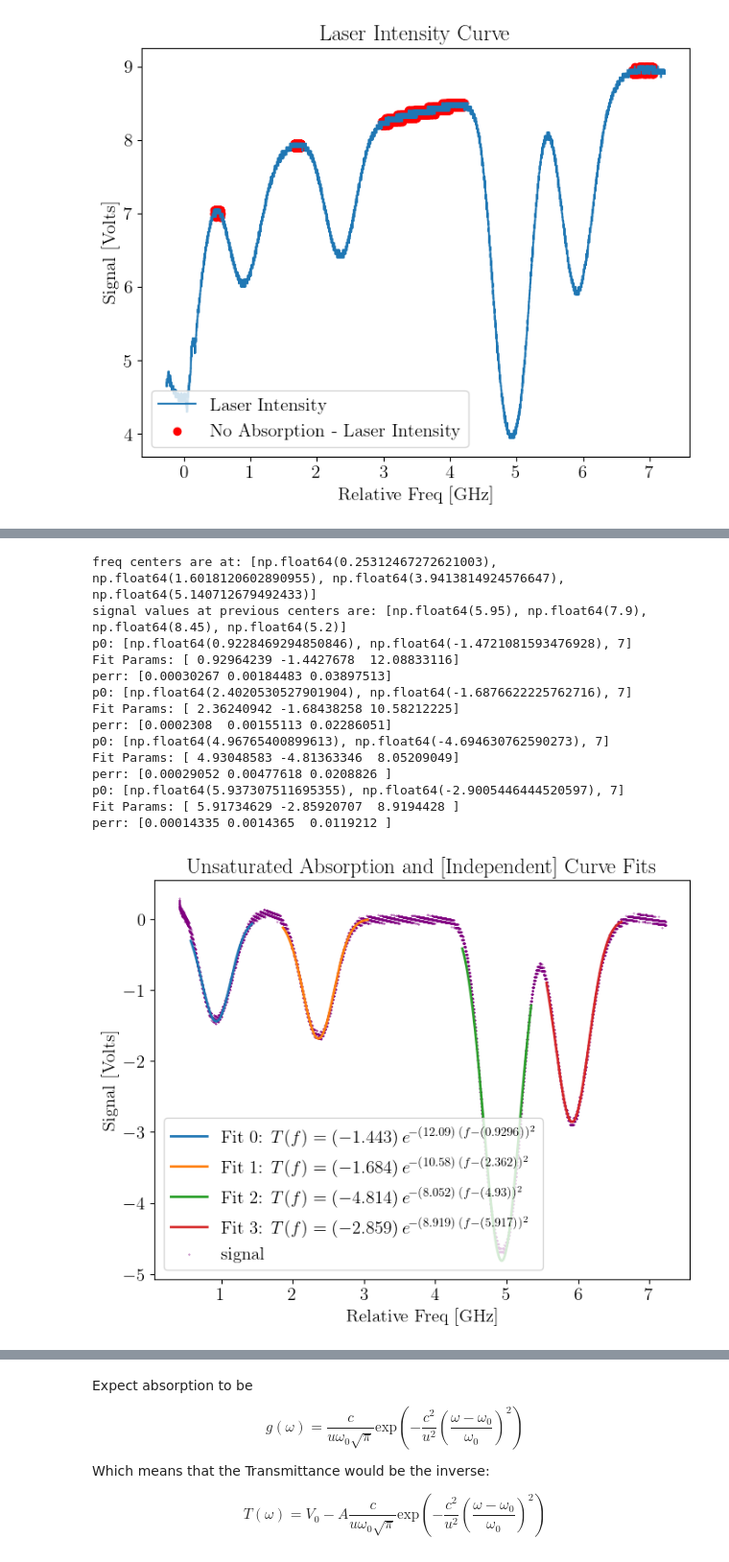
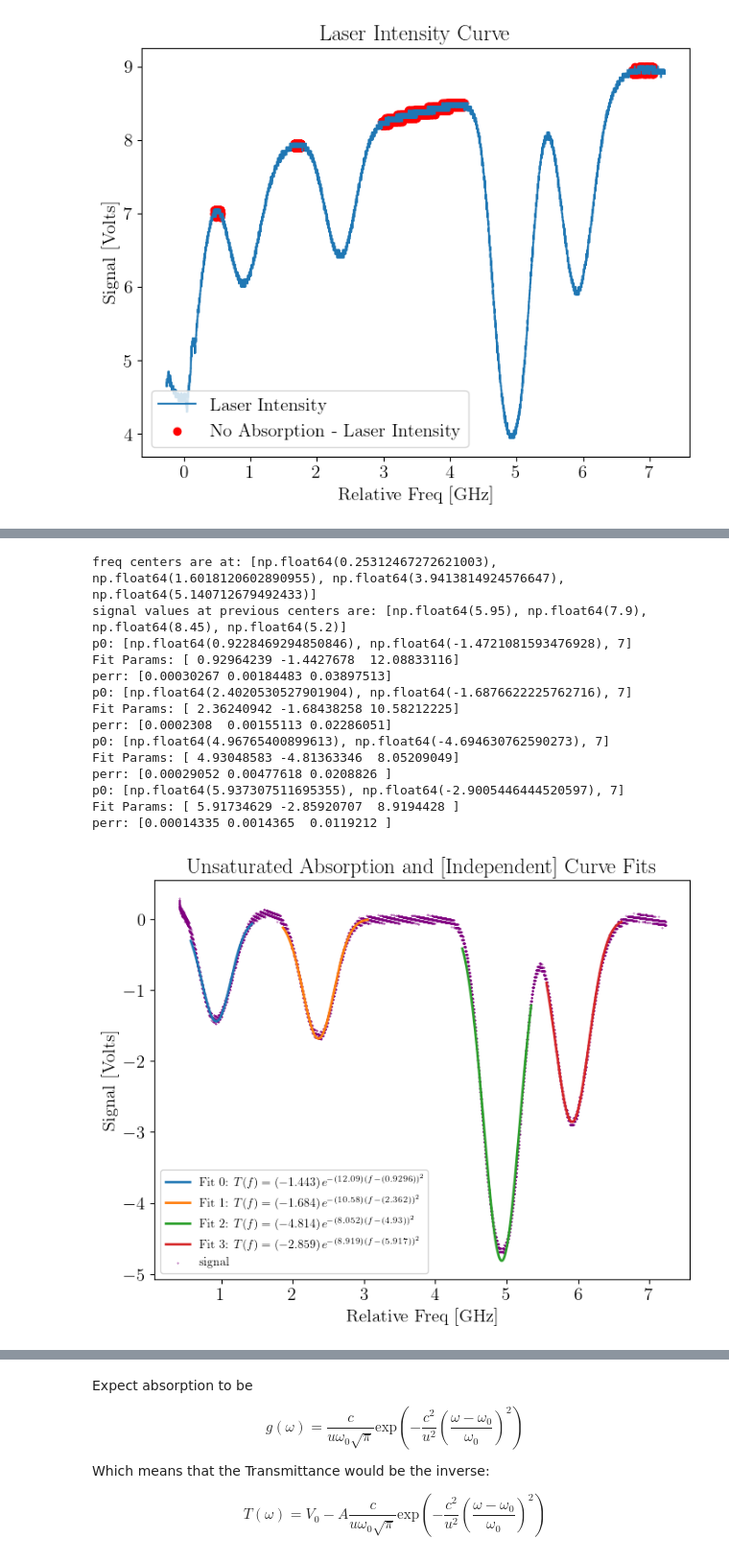
Before and after one commit to andres-luengo/alden-andres-max-most-dangerous-4450-trio, a Jupyter notebook: rb-spectroscopy/doppler_broadening.ipynb, the cells around one changed output, grey strips where cells are left out. Shown at 96% size. Saved outputs shown, nothing was run; the diff lists cells and outputs as text; code cells hidden in the pictures.

```diff
--- a/rb-spectroscopy/doppler_broadening.ipynb
+++ b/rb-spectroscopy/doppler_broadening.ipynb
@@ -365,35 +365,35 @@ for i, center in enumerate(centers):
 
     # print(f"Peak {i+1} fit:")
     # print(model_str)
 
     # plot the fitted curve, but plot it for the full data range to make sure it's reasonable
     xfit = np.linspace(xdata.min(), xdata.max(), 2000)
     yfit = gauss_linear(xfit, *popt)
     plt.plot(xfit, yfit, linewidth=2, label=f"Fit {i}: {model_str}")
 plt.scatter(xtrim, ytrim,s=.1,c="purple", label="signal")
 
 plt.xlabel("Relative Freq [GHz]")
 plt.ylabel("Signal [Volts]")
 plt.title("Unsaturated Absorption and [Independent] Curve Fits")
-plt.legend()
+plt.legend(fontsize=10)
 # plt.savefig("DopplerFits.png")
 plt.show()
 # %% [output]
 freq centers are at: [np.float64(0.25312467272621003), np.float64(1.6018120602890955), np.float64(3.9413814924576647), np.float64(5.140712679492433)]
 signal values at previous centers are: [np.float64(5.95), np.float64(7.9), np.float64(8.45), np.float64(5.2)]
 p0: [np.float64(0.9228469294850846), np.float64(-1.4721081593476928), 7]
 Fit Params: [ 0.92964239 -1.4427678  12.08833116]
 perr: [0.00030267 0.00184483 0.03897513]
 p0: [np.float64(2.4020530527901904), np.float64(-1.6876622225762716), 7]
 Fit Params: [ 2.36240942 -1.68438258 10.58212225]
 perr: [0.0002308  0.00155113 0.02286051]
 p0: [np.float64(4.96765400899613), np.float64(-4.694630762590273), 7]
 Fit Params: [ 4.93048583 -4.81363346  8.05209049]
 perr: [0.00029052 0.00477618 0.0208826 ]
 p0: [np.float64(5.937307511695355), np.float64(-2.9005446444520597), 7]
 Fit Params: [ 5.91734629 -2.85920707  8.9194428 ]
 perr: [0.00014335 0.0014365  0.0119212 ]
-[figure, old version]
+[figure, new version]
 # %%
 def absorption_model(x, a1, x1, b1, a2, x2, b2, a3, x3, b3, a4, x4, b4):
     return a1 * np.exp(-b1*(x-x1)**2) + a2 * np.exp(-b2*(x-x2)**2) + a3 * np.exp(-b3*(x-x3)**2) + a4 * np.exp(-b4*(x-x4)**2)
```
Also changed, not shown: parts of 2 cells of this notebook.
